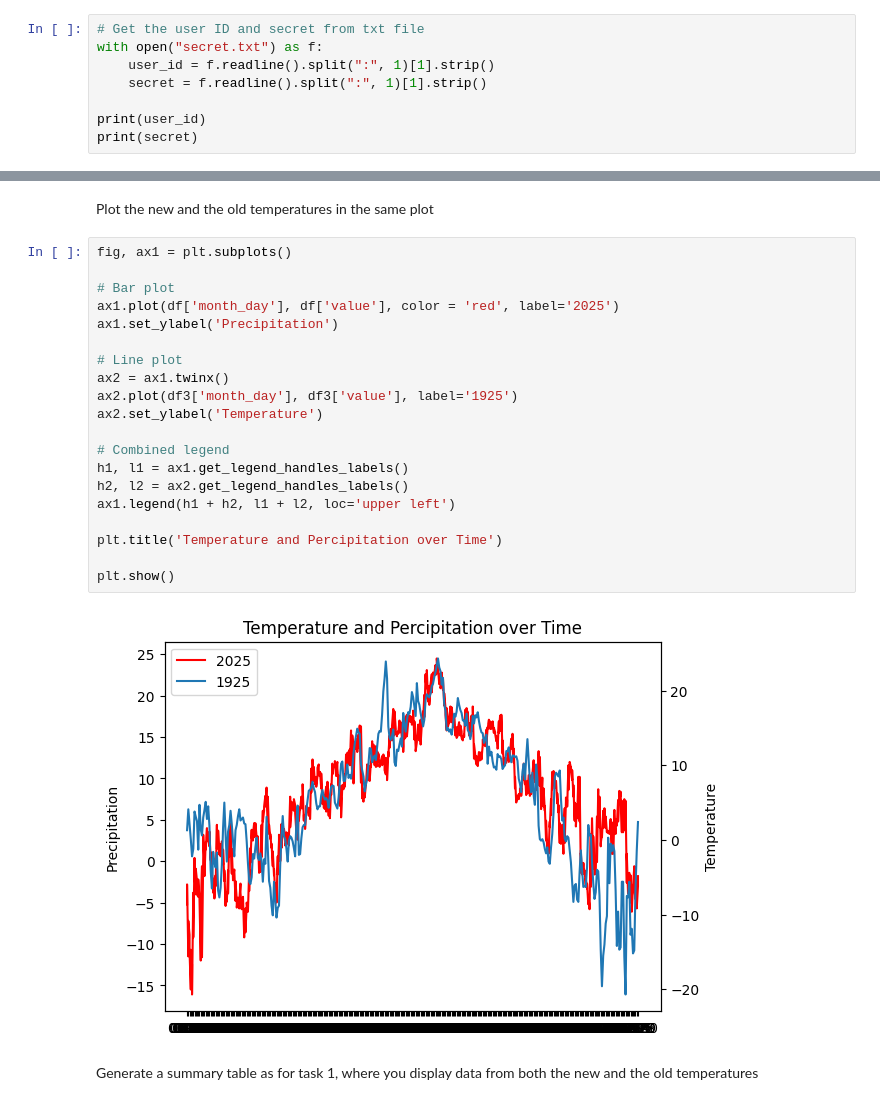
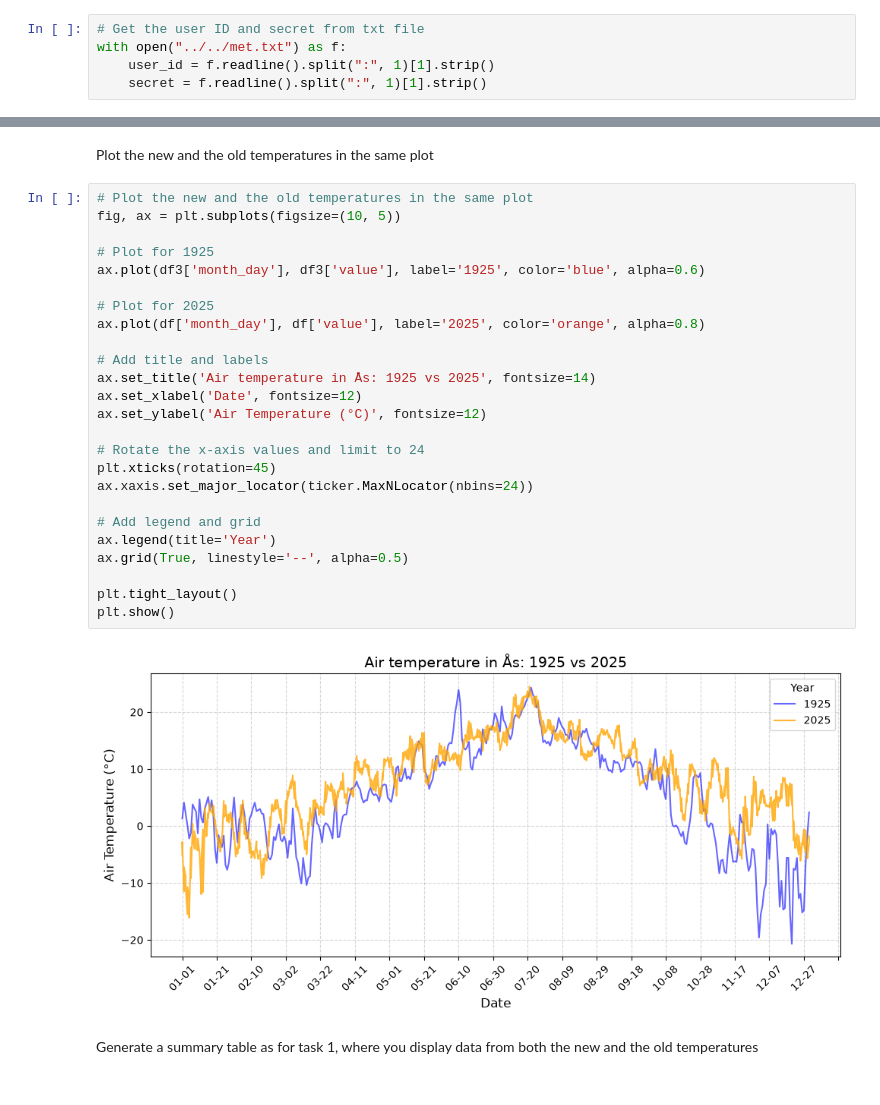
Before and after one commit to theaaga/inf201_deliverables, a Jupyter notebook: Deliverable 1/del1_1.ipynb, the cells around one changed output, grey strips where cells are left out. Drawn from its saved outputs; the diff is of its cells as text.

```diff
--- a/Deliverable 1/del1_1.ipynb
+++ b/Deliverable 1/del1_1.ipynb
@@ -18,9 +20,6 @@ The format of the txt file should look as follows:\
 secret: <secret_code>*
 # %%
 # Get the user ID and secret from txt file
-with open("secret.txt") as f:
+with open("../../met.txt") as f:
     user_id = f.readline().split(":", 1)[1].strip()
     secret = f.readline().split(":", 1)[1].strip()
-
-print(user_id)
-print(secret)
@@ -332,27 +328,32 @@ dtype: object
 # %% [markdown]
 Plot the new and the old temperatures in the same plot
 # %%
-fig, ax1 = plt.subplots()
+# Plot the new and the old temperatures in the same plot
+fig, ax = plt.subplots(figsize=(10, 5))
 
-# Bar plot
-ax1.plot(df['month_day'], df['value'], color = 'red', label='2025')
-ax1.set_ylabel('Precipitation')
+# Plot for 1925
+ax.plot(df3['month_day'], df3['value'], label='1925', color='blue', alpha=0.6)
 
-# Line plot
-ax2 = ax1.twinx()
-ax2.plot(df3['month_day'], df3['value'], label='1925')
-ax2.set_ylabel('Temperature')
+# Plot for 2025
+ax.plot(df['month_day'], df['value'], label='2025', color='orange', alpha=0.8)
 
-# Combined legend
-h1, l1 = ax1.get_legend_handles_labels()
-h2, l2 = ax2.get_legend_handles_labels()
-ax1.legend(h1 + h2, l1 + l2, loc='upper left')
+# Add title and labels
+ax.set_title('Air temperature in Ås: 1925 vs 2025', fontsize=14)
+ax.set_xlabel('Date', fontsize=12)
+ax.set_ylabel('Air Temperature (°C)', fontsize=12)
 
-plt.title('Temperature and Percipitation over Time')
+# Rotate the x-axis values and limit to 24
+plt.xticks(rotation=45)
+ax.xaxis.set_major_locator(ticker.MaxNLocator(nbins=24))
 
+# Add legend and grid
+ax.legend(title='Year')
+ax.grid(True, linestyle='--', alpha=0.5)
+
+plt.tight_layout()
 plt.show()
 # %% [output]
-[figure, old version]
+[figure, new version]
 # %% [markdown]
 Generate a summary table as for task 1, where you display data from both the new
 and the old temperatures
```
Also changed, not shown: parts of 13 cells of this notebook, 2 other files.
